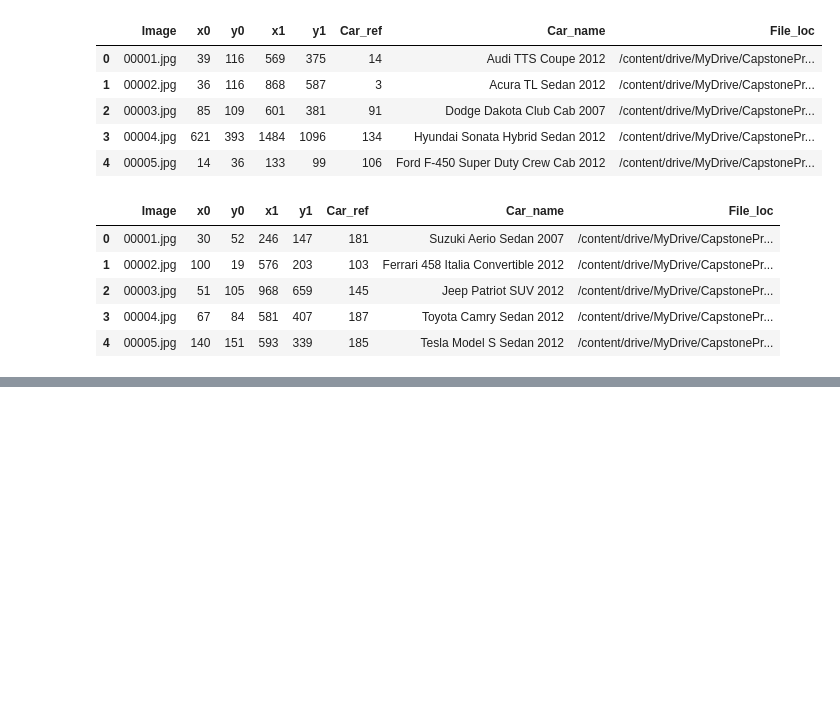
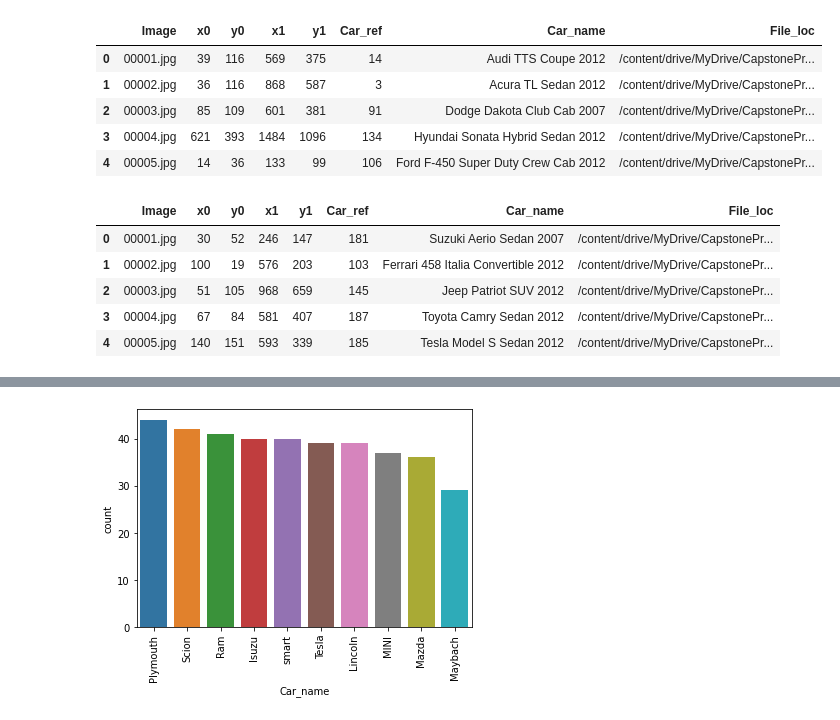
Before and after one commit to bedhinesh/capstone-aiml, a Jupyter notebook: Capstone_EDA.ipynb, the cells around one changed output, grey strips where cells are left out. Cells and saved outputs as stored; diff of their text form; code cells hidden in the pictures; blank space fills up the shorter version.

```diff
--- a/Capstone_EDA.ipynb
+++ b/Capstone_EDA.ipynb
@@ -466,0 +466,10 @@ print()
+# %%
+#Train data last 10 Car Brand
+import matplotlib.pyplot as plt
+%matplotlib inline
+import seaborn as sns
+sns.countplot(Car_brand_train,order =Car_brand_train.value_counts().iloc[-10:].index)
+plt.xticks(rotation=90)
+print()
+# %% [output]
+[figure, added]
```
Also changed, not shown: parts of 23 cells of this notebook.
